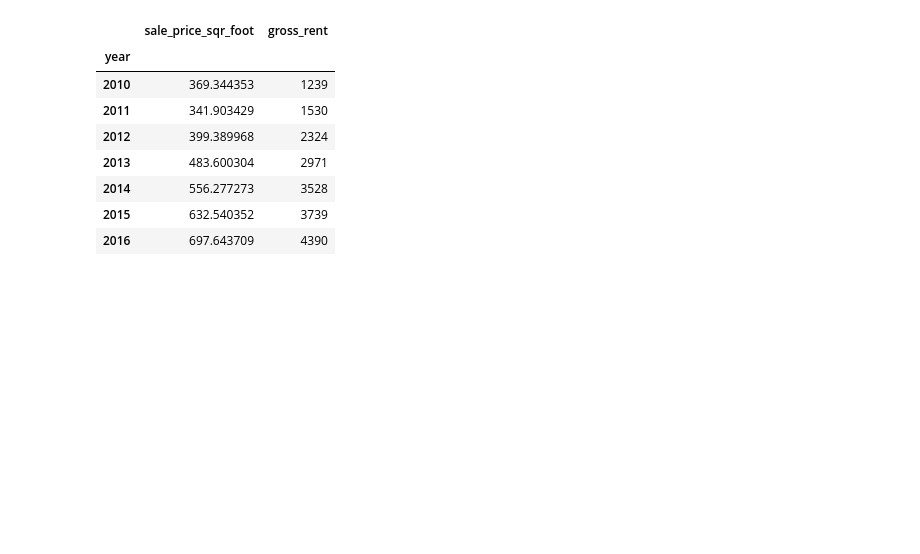
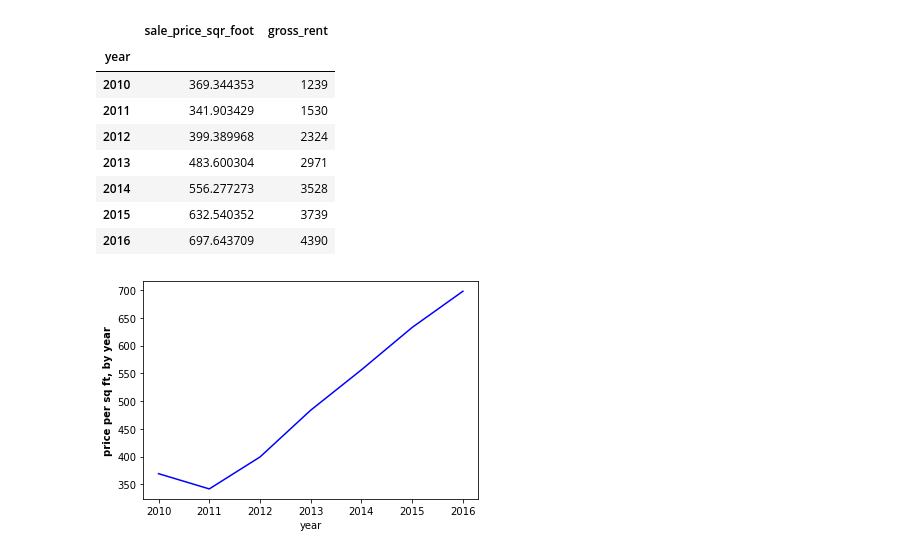
Before and after one commit to yrlbaker/unit6_PyViz, a Jupyter notebook: practice/rent_analysis.ipynb, the cells around one changed output. Cells and saved outputs as stored; diff of their text form; code cells hidden in the pictures; blank space fills up the shorter version.

Commit message:
Added line chart for avg sale price, per year

```diff
--- a/practice/rent_analysis.ipynb
+++ b/practice/rent_analysis.ipynb
@@ -109,3 +109,12 @@ df_avg_prices
 | 2014 | 556.277273 | 3528 |
 | 2015 | 632.540352 | 3739 |
 | 2016 | 697.643709 | 4390 |
+# %%
+# First of two charts for the avg price per sq. ft
+chart_fig = plt.figure()
+chart = df_avg_prices["sale_price_sqr_foot"].plot(color="blue")
+chart.set_xlabel("year", fontsize=10)
+chart.set_ylabel("price per sq ft, by year", fontsize=10, fontweight="bold")
+plt.show()
+# %% [output]
+[figure, added]
```
